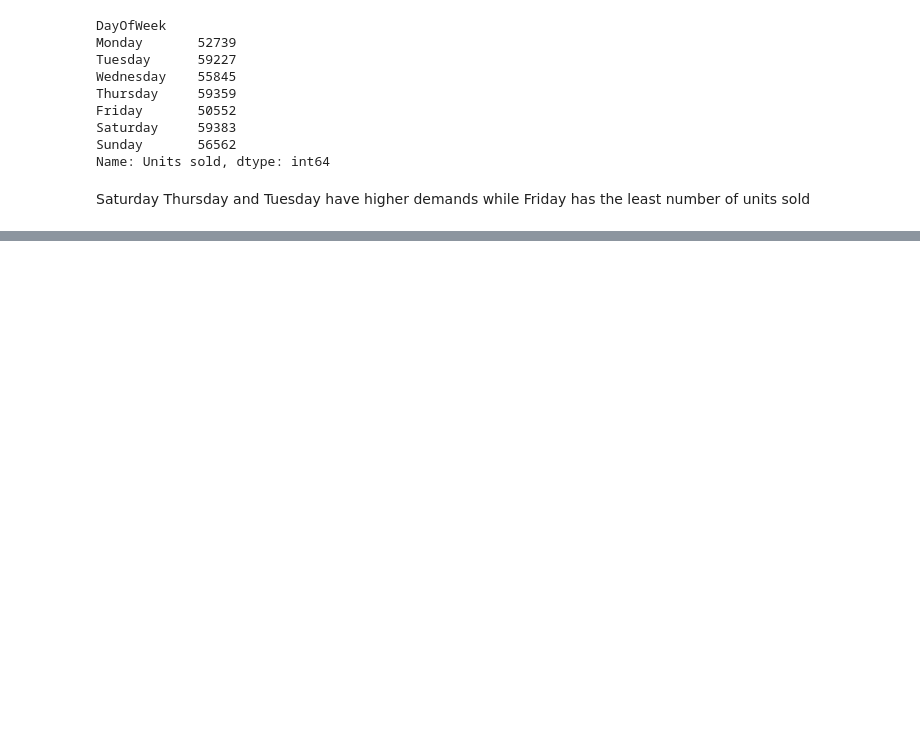
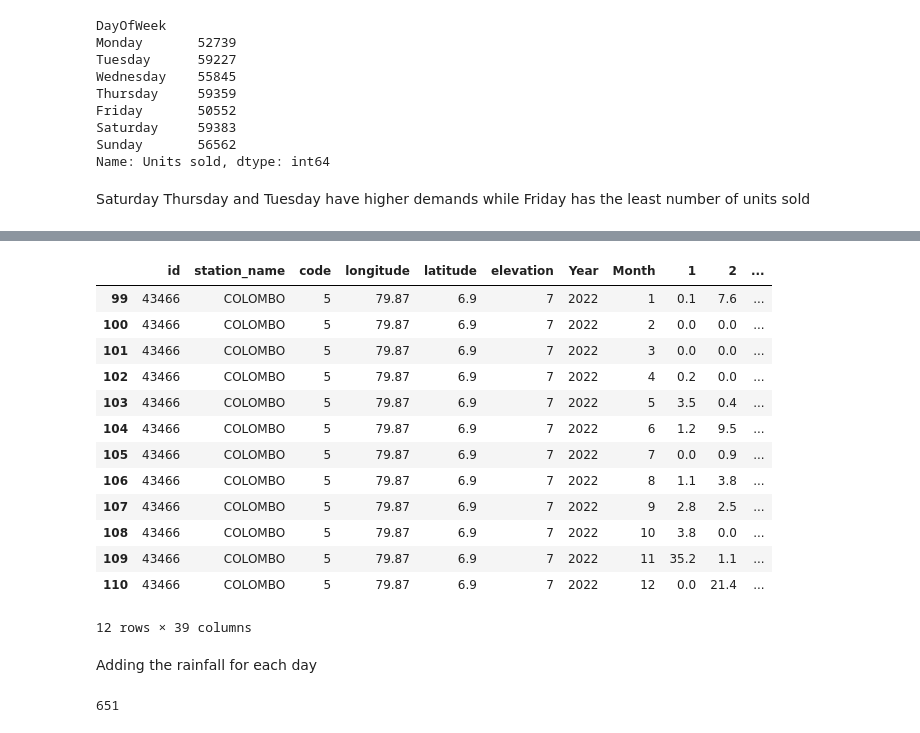
Before and after one commit to hammaadrizwan/marketwiz, a Jupyter notebook: SalesEDA.ipynb, the cells around one changed output, grey strips where cells are left out. Saved outputs shown, nothing was run; the diff lists cells and outputs as text; code cells hidden in the pictures; blank space fills up the shorter version.

Commit message:
added a new feature - rainfall upto sep 2023

```diff
--- a/SalesEDA.ipynb
+++ b/SalesEDA.ipynb
@@ -432,0 +453,3 @@ Saturday Thursday and Tuesday have higher demands while Friday has the least num
+# %%
+weather = pd.read_csv("/Users/hammaad/Downloads/Colombo Rf.xlsx - Sheet1.csv")
+weather.tail()
@@ -432,0 +473,19 @@ Saturday Thursday and Tuesday have higher demands while Friday has the least num
+# %%
+weather[weather["Year"]==(2022)]
+# %% [output]
+|  | id | station_name | code | longitude | latitude | elevation | Year | Month | 1 | 2 | ... |
+| 99 | 43466 | COLOMBO | 5 | 79.87 | 6.9 | 7 | 2022 | 1 | 0.1 | 7.6 | ... |
+| 100 | 43466 | COLOMBO | 5 | 79.87 | 6.9 | 7 | 2022 | 2 | 0.0 | 0.0 | ... |
+| 101 | 43466 | COLOMBO | 5 | 79.87 | 6.9 | 7 | 2022 | 3 | 0.0 | 0.0 | ... |
+| 102 | 43466 | COLOMBO | 5 | 79.87 | 6.9 | 7 | 2022 | 4 | 0.2 | 0.0 | ... |
+| 103 | 43466 | COLOMBO | 5 | 79.87 | 6.9 | 7 | 2022 | 5 | 3.5 | 0.4 | ... |
+| 104 | 43466 | COLOMBO | 5 | 79.87 | 6.9 | 7 | 2022 | 6 | 1.2 | 9.5 | ... |
+| 105 | 43466 | COLOMBO | 5 | 79.87 | 6.9 | 7 | 2022 | 7 | 0.0 | 0.9 | ... |
+| 106 | 43466 | COLOMBO | 5 | 79.87 | 6.9 | 7 | 2022 | 8 | 1.1 | 3.8 | ... |
+| 107 | 43466 | COLOMBO | 5 | 79.87 | 6.9 | 7 | 2022 | 9 | 2.8 | 2.5 | ... |
+| 108 | 43466 | COLOMBO | 5 | 79.87 | 6.9 | 7 | 2022 | 10 | 3.8 | 0.0 | ... |
+| 109 | 43466 | COLOMBO | 5 | 79.87 | 6.9 | 7 | 2022 | 11 | 35.2 | 1.1 | ... |
+| 110 | 43466 | COLOMBO | 5 | 79.87 | 6.9 | 7 | 2022 | 12 | 0.0 | 21.4 | ... |
+12 rows × 39 columns
+# %% [markdown]
+Adding the rainfall for each day
@@ -432,0 +496,19 @@ Saturday Thursday and Tuesday have higher demands while Friday has the least num
+# %%
+# Generate list of date strings assuming each month has 31 days
+date_strings = []
+
+# Loop for 2022
+for year in range(2022, 2023):
+    for month in range(1, 13):
+        for day in range(1, 32):
+            date_strings.append(f"{year:04d}-{month:02d}-{day:02d}")
+
+# Loop for 2023 (up to September)
+for year in range(2023, 2024):
+    for month in range(1, 10):
+        for day in range(1, 32):
+            date_strings.append(f"{year:04d}-{month:02d}-{day:02d}")
+
+len(date_strings)
+# %% [output]
+651
```
Also changed, not shown: parts of 12 cells of this notebook.
